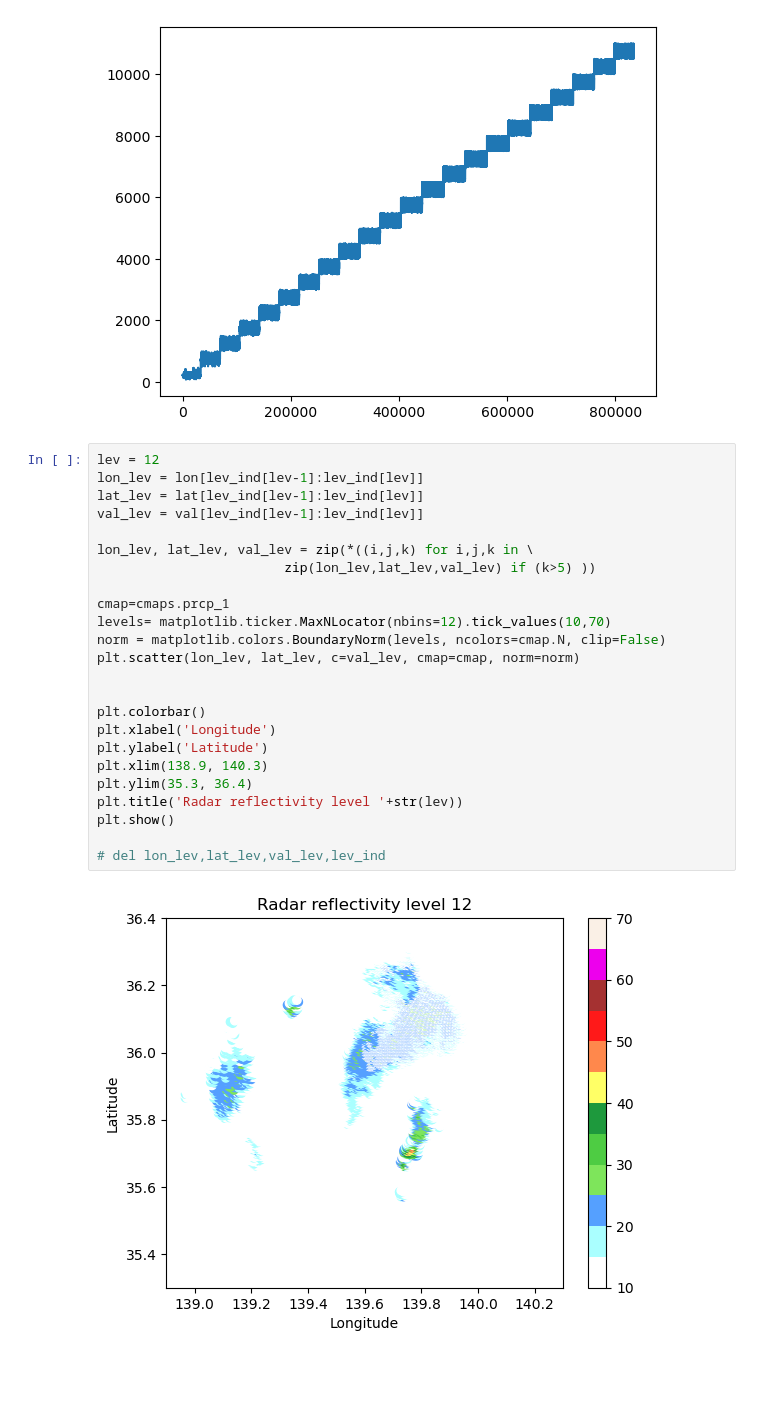
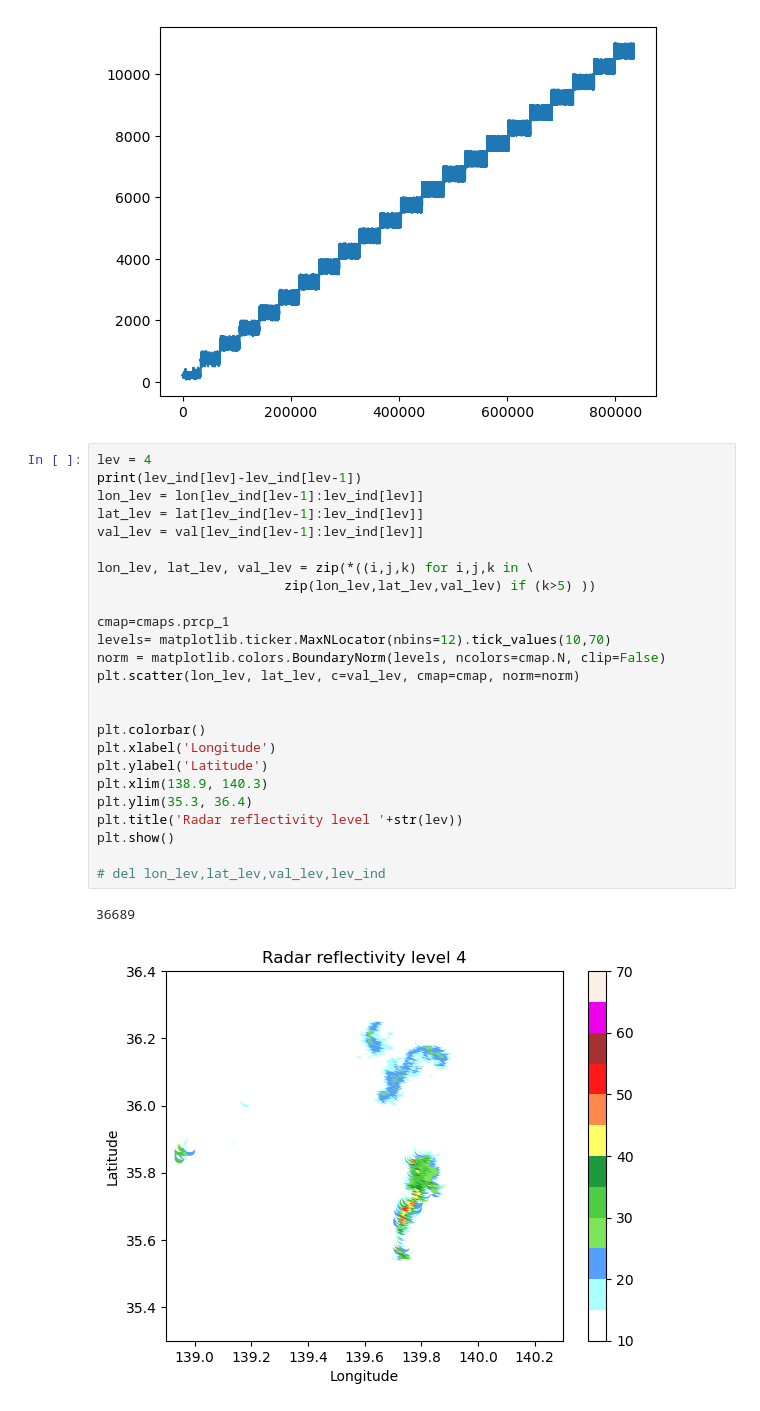
Before and after one commit to horczy/jp_pawr, a Jupyter notebook: read_decoded_dat.ipynb, the cells around one changed output. Saved outputs shown, nothing was run; the diff lists cells and outputs as text; blank space fills up the shorter version.

```diff
--- a/read_decoded_dat.ipynb
+++ b/read_decoded_dat.ipynb
@@ -83,31 +83,33 @@ ax.plot(hgt)
 [<matplotlib.lines.Line2D at 0x...>]
 [figure]
 # %%
-lev = 12
+lev = 4
+print(lev_ind[lev]-lev_ind[lev-1])
 lon_lev = lon[lev_ind[lev-1]:lev_ind[lev]]
 lat_lev = lat[lev_ind[lev-1]:lev_ind[lev]]
 val_lev = val[lev_ind[lev-1]:lev_ind[lev]]
 
 lon_lev, lat_lev, val_lev = zip(*((i,j,k) for i,j,k in \
                         zip(lon_lev,lat_lev,val_lev) if (k>5) ))
 
 cmap=cmaps.prcp_1
 levels= matplotlib.ticker.MaxNLocator(nbins=12).tick_values(10,70)
 norm = matplotlib.colors.BoundaryNorm(levels, ncolors=cmap.N, clip=False)
 plt.scatter(lon_lev, lat_lev, c=val_lev, cmap=cmap, norm=norm)
 
 
 plt.colorbar()
 plt.xlabel('Longitude')
 plt.ylabel('Latitude')
 plt.xlim(138.9, 140.3)
 plt.ylim(35.3, 36.4)
 plt.title('Radar reflectivity level '+str(lev))
 plt.show()
 
 # del lon_lev,lat_lev,val_lev,lev_ind
 # %% [output]
+36689
-[figure, old version]
+[figure, new version]
 # %%
 # RESHAPE TO CAPPI
 import math
```
Also changed, not shown: parts of 2 cells of this notebook, 2 other files.
